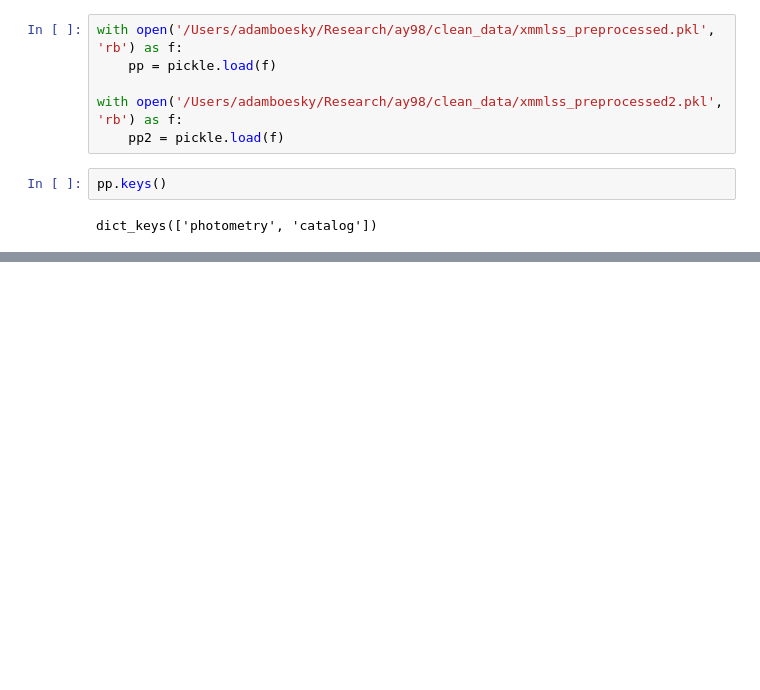
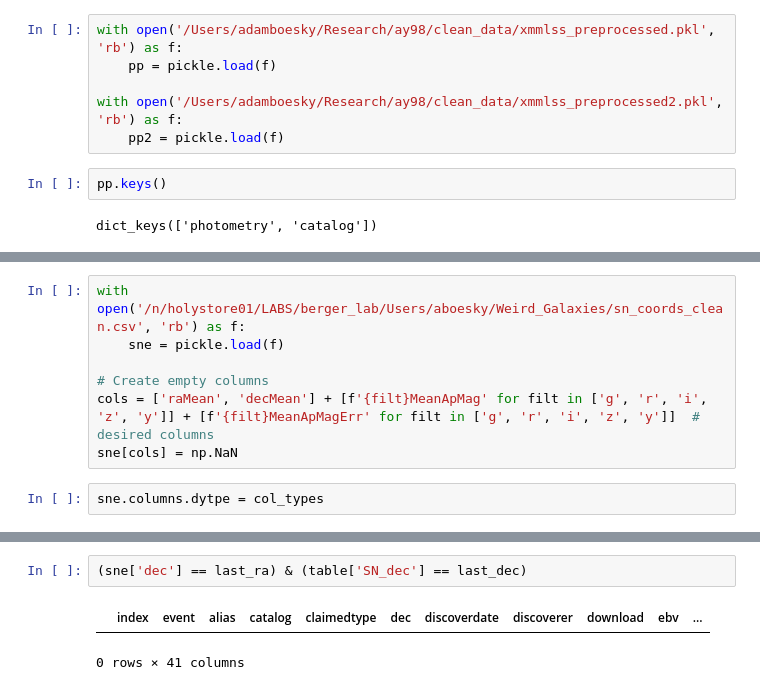
Before and after one commit to Adam-Boesky/astro_SPLASH, a Jupyter notebook: test.ipynb, the cells around one changed output, grey strips where cells are left out. Saved outputs shown, nothing was run; the diff lists cells and outputs as text; blank space fills up the shorter version.

```diff
--- a/test.ipynb
+++ b/test.ipynb
@@ -95,0 +147,9 @@ dict_keys(['photometry', 'catalog'])
+# %%
+with open('/n/holystore01/LABS/berger_lab/Users/aboesky/Weird_Galaxies/sn_coords_clean.csv', 'rb') as f:
+    sne = pickle.load(f)
+
+# Create empty columns
+cols = ['raMean', 'decMean'] + [f'{filt}MeanApMag' for filt in ['g', 'r', 'i', 'z', 'y']] + [f'{filt}MeanApMagErr' for filt in ['g', 'r', 'i', 'z', 'y']]  # desired columns
+sne[cols] = np.NaN
+# %%
+sne.columns.dytpe = col_types
@@ -95,0 +191,5 @@ dict_keys(['photometry', 'catalog'])
+# %%
+(sne['dec'] == last_ra) & (table['SN_dec'] == last_dec)
+# %% [output]
+|  | index | event | alias | catalog | claimedtype | dec | discoverdate | discoverer | download | ebv | ... |
+0 rows × 41 columns
```
Also changed, not shown: parts of 11 cells of this notebook, 2 other files.
